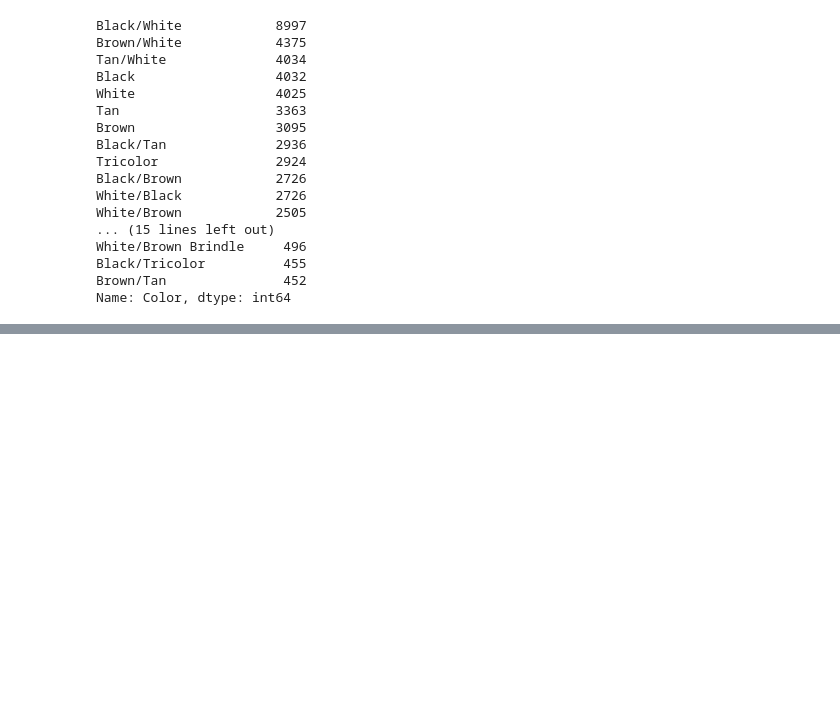
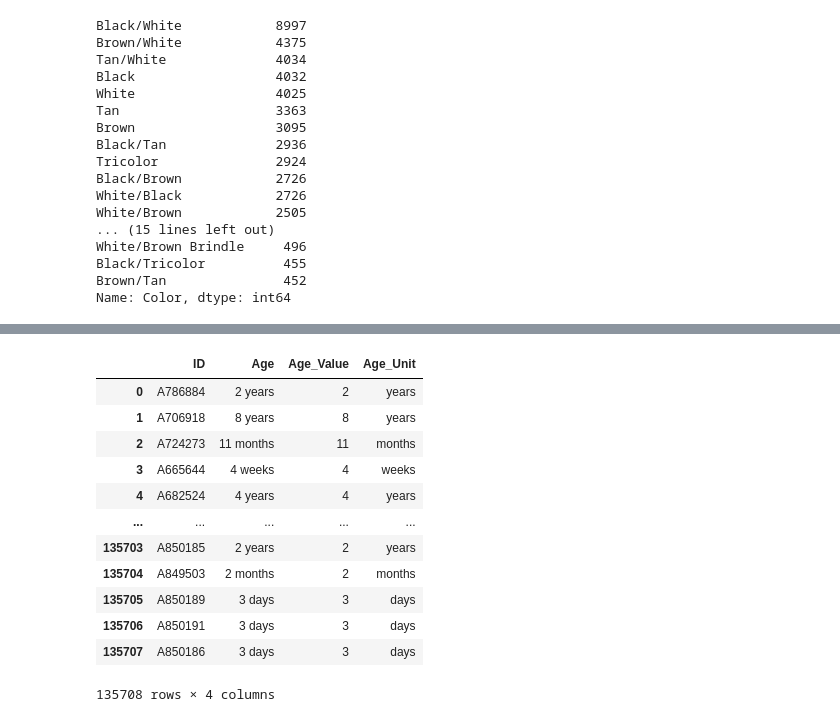
Before and after one commit to M-Outlaw/BootCamp-Mod-20-Animal_Shelter_Analysis, a Jupyter notebook: Intakes_Analysis.ipynb, the cells around one changed output, grey strips where cells are left out. Saved outputs shown, nothing was run; the diff lists cells and outputs as text; code cells hidden in the pictures; blank space fills up the shorter version.

```diff
--- a/Intakes_Analysis.ipynb
+++ b/Intakes_Analysis.ipynb
@@ -254,3 +265,8 @@ White/Brown Brindle     496
 Black/Tricolor          455
 Brown/Tan               452
 Name: Color, dtype: int64
+# %%
+data = [df["Animal_ID"], df["Age_upon_Intake"]]
+headers = ["ID", "Age"]
+intake_age_df = pd.concat(data, axis=1, keys=headers)
+intake_age_df.head()
@@ -256,0 +280,23 @@ Name: Color, dtype: int64
+# %%
+# new data frame with split value columns
+new = intake_age_df["Age"].str.split(" ", n = 1, expand = True)
+
+# making separate columns for the number and string from new data frame
+intake_age_df["Age_Value"]= new[0]
+intake_age_df["Age_Unit"]= new[1]
+
+intake_age_df
+# %% [output]
+|  | ID | Age | Age_Value | Age_Unit |
+| 0 | A786884 | 2 years | 2 | years |
+| 1 | A706918 | 8 years | 8 | years |
+| 2 | A724273 | 11 months | 11 | months |
+| 3 | A665644 | 4 weeks | 4 | weeks |
+| 4 | A682524 | 4 years | 4 | years |
+| ... | ... | ... | ... | ... |
+| 135703 | A850185 | 2 years | 2 | years |
+| 135704 | A849503 | 2 months | 2 | months |
+| 135705 | A850189 | 3 days | 3 | days |
+| 135706 | A850191 | 3 days | 3 | days |
+| 135707 | A850186 | 3 days | 3 | days |
+135708 rows × 4 columns
```
Also changed, not shown: parts of 8 cells of this notebook.
